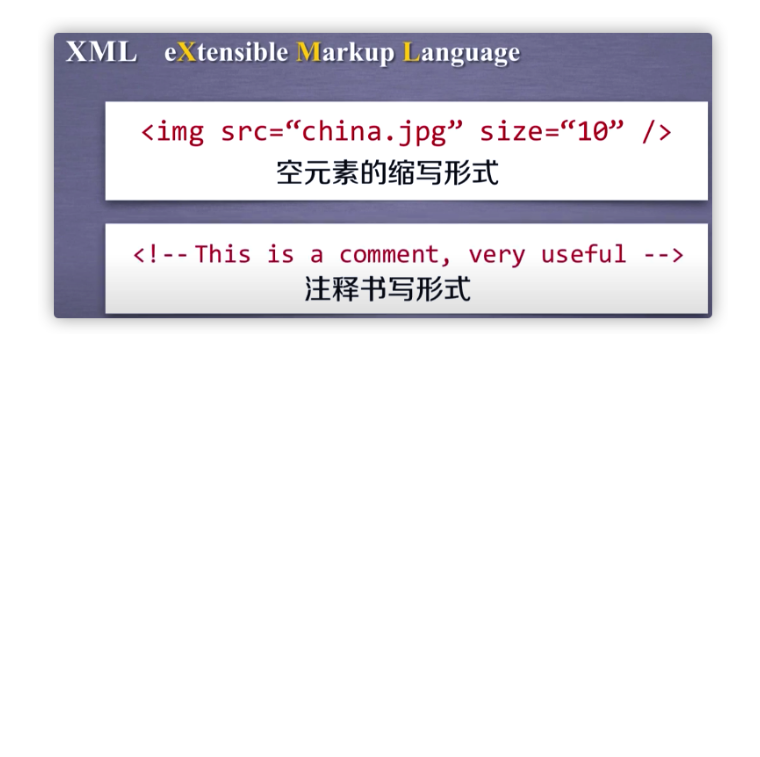
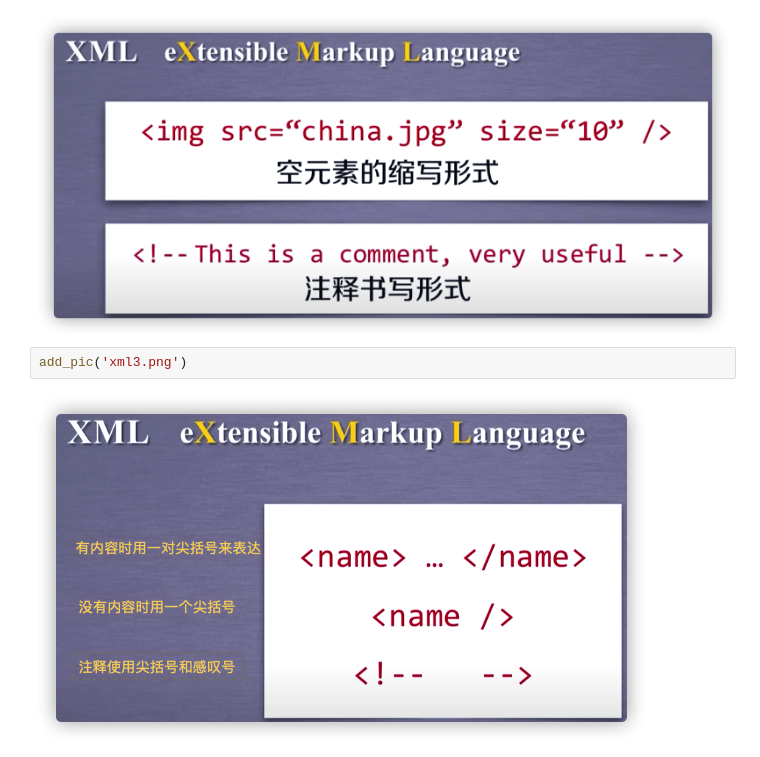
Before and after one commit to paxton615/Notes, a Jupyter notebook: Hyper_Text_Markup_Language.ipynb, the cells around one changed output. Saved outputs shown, nothing was run; the diff lists cells and outputs as text; blank space fills up the shorter version.

```diff
--- a/Hyper_Text_Markup_Language.ipynb
+++ b/Hyper_Text_Markup_Language.ipynb
@@ -30,3 +32,7 @@ add_pic('xml1.png')
 add_pic('xml2.png')
 # %% [output]
 [figure]
+# %%
+add_pic('xml3.png')
+# %% [output]
+[figure, added]
```
Also changed, not shown: parts of 6 cells of this notebook, 2 other files.
